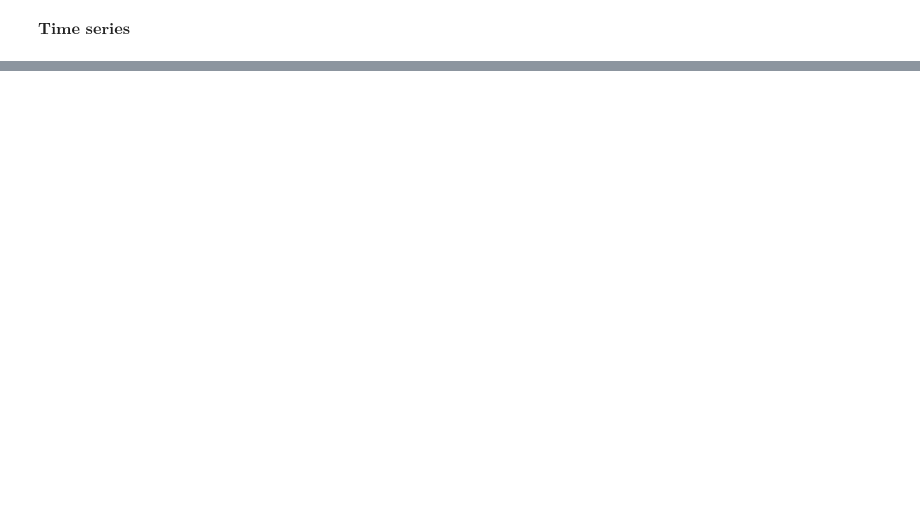
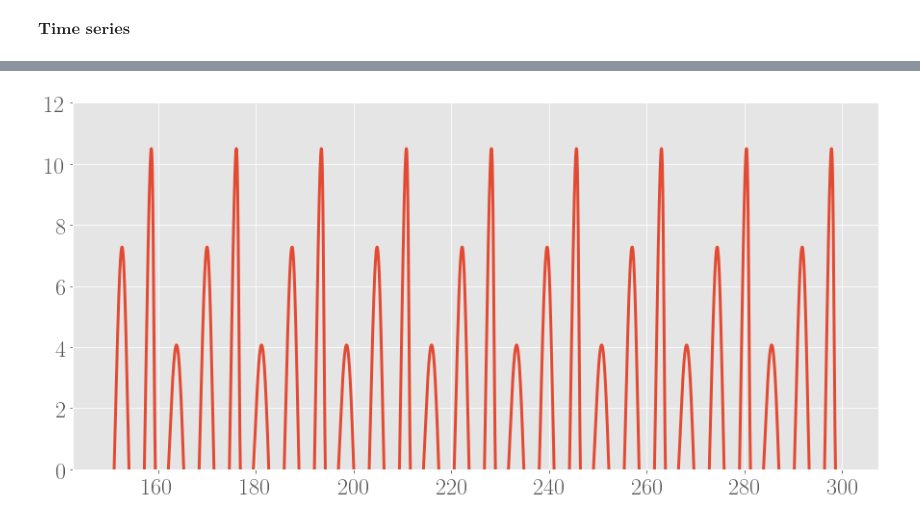
Before and after one commit to ThibeauWouters/Physical-Modelling-of-Complex-Systems, a Jupyter notebook: Assignment 6/Assignment 6.ipynb, the cells around one changed output, grey strips where cells are left out. Drawn from its saved outputs; the diff is of its cells as text; code cells hidden in the pictures; blank space fills up the shorter version.

```diff
--- a/Assignment 6/Assignment 6.ipynb
+++ b/Assignment 6/Assignment 6.ipynb
@@ -111,0 +235,13 @@ plt.show()
+# %%
+c = 5.2; t_vals = np.arange(0, 300, 0.001)
+
+# Solve, and discard transient phase
+x, y, z = solve_Rossler(t_vals, initial, c)
+t_cut = t_vals[len(t_vals)//2:]; x_cut = x[len(x)//2:]
+
+plt.figure(figsize = (15, 7))
+plt.plot(t_cut, x_cut)
+plt.ylim(0, 12)
+plt.show()
+# %% [output]
+[figure, added]
```
Also changed, not shown: parts of 92 cells of this notebook.
